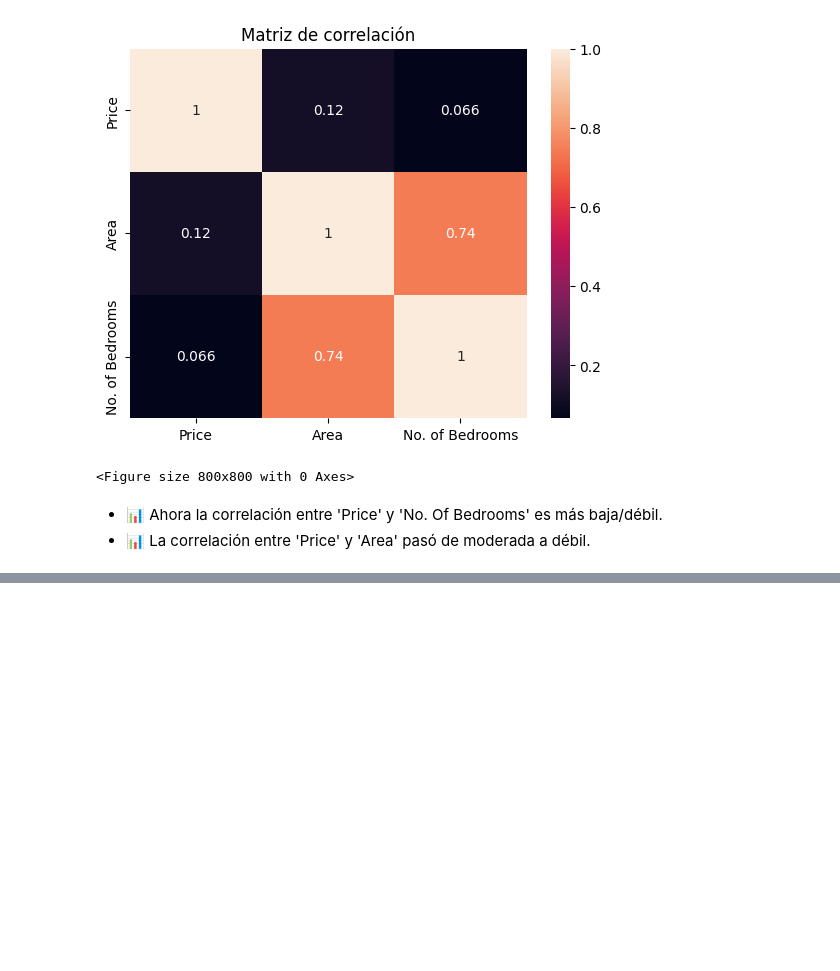
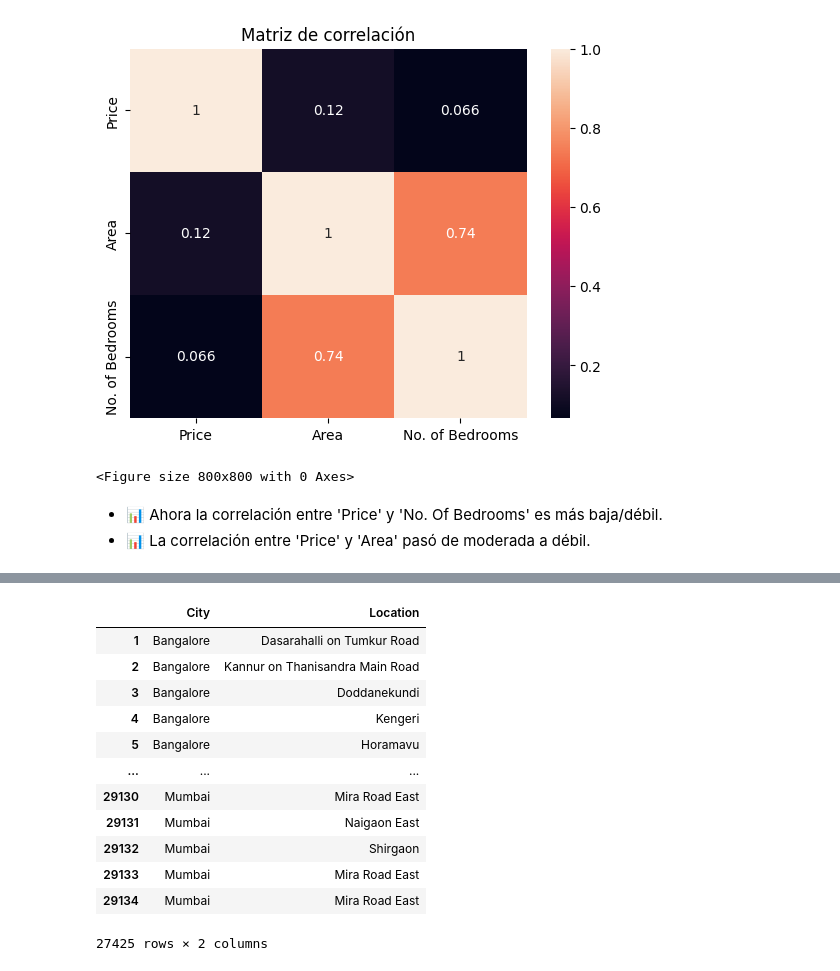
Before and after one commit to C0SS10/AI4ENG-II, a Jupyter notebook: House-Price-Predict.ipynb, the cells around one changed output, grey strips where cells are left out. Saved outputs shown, nothing was run; the diff lists cells and outputs as text; code cells hidden in the pictures; blank space fills up the shorter version.

```diff
--- a/House-Price-Predict.ipynb
+++ b/House-Price-Predict.ipynb
@@ -224,0 +261,18 @@ plt.show()
+# %%
+# Separación de datos categóricos
+datos_categoricos = data_sin_atipicos.select_dtypes(include=['object'])
+datos_categoricos
+# %% [output]
+|  | City | Location |
+| 1 | Bangalore | Dasarahalli on Tumkur Road |
+| 2 | Bangalore | Kannur on Thanisandra Main Road |
+| 3 | Bangalore | Doddanekundi |
+| 4 | Bangalore | Kengeri |
+| 5 | Bangalore | Horamavu |
+| ... | ... | ... |
+| 29130 | Mumbai | Mira Road East |
+| 29131 | Mumbai | Naigaon East |
+| 29132 | Mumbai | Shirgaon |
+| 29133 | Mumbai | Mira Road East |
+| 29134 | Mumbai | Mira Road East |
+27425 rows × 2 columns
```
Also changed, not shown: parts of 10 cells of this notebook.
